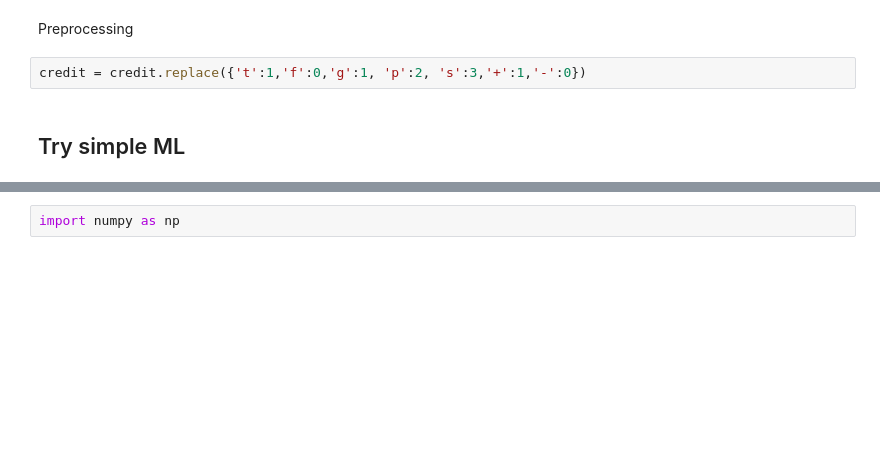
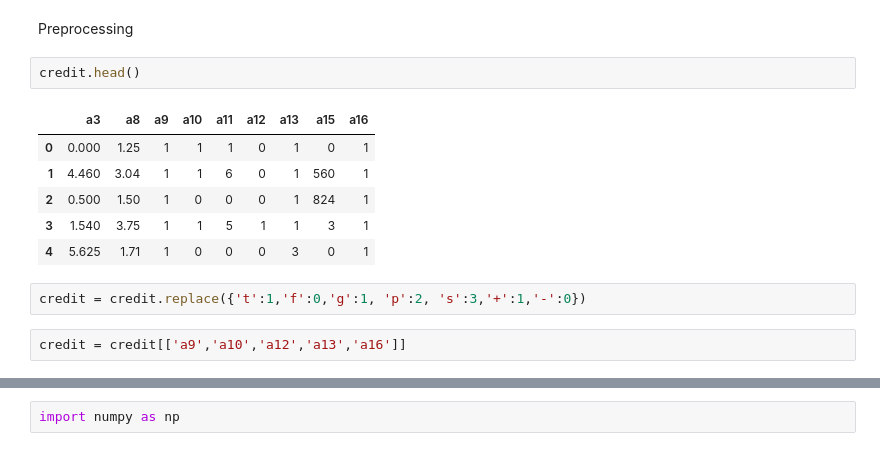
Before and after one commit to tohnperfect/DPDM2023, a Jupyter notebook: Classification.ipynb, the cells around one changed output, grey strips where cells are left out. Drawn from its saved outputs; the diff is of its cells as text; blank space fills up the shorter version.

```diff
--- a/Classification.ipynb
+++ b/Classification.ipynb
@@ -87,7 +87,16 @@ a16    False
 dtype: bool
 # %% [markdown]
 Preprocessing
+# %%
+credit.head()
+# %% [output]
+|  | a3 | a8 | a9 | a10 | a11 | a12 | a13 | a15 | a16 |
+| 0 | 0.000 | 1.25 | 1 | 1 | 1 | 0 | 1 | 0 | 1 |
+| 1 | 4.460 | 3.04 | 1 | 1 | 6 | 0 | 1 | 560 | 1 |
+| 2 | 0.500 | 1.50 | 1 | 0 | 0 | 0 | 1 | 824 | 1 |
+| 3 | 1.540 | 3.75 | 1 | 1 | 5 | 1 | 1 | 3 | 1 |
+| 4 | 5.625 | 1.71 | 1 | 0 | 0 | 0 | 3 | 0 | 1 |
 # %%
 credit = credit.replace({'t':1,'f':0,'g':1, 'p':2, 's':3,'+':1,'-':0})
-# %% [markdown]
-## Try simple ML
+# %%
+credit = credit[['a9','a10','a12','a13','a16']]
```
Also changed, not shown: parts of 139 cells of this notebook.
